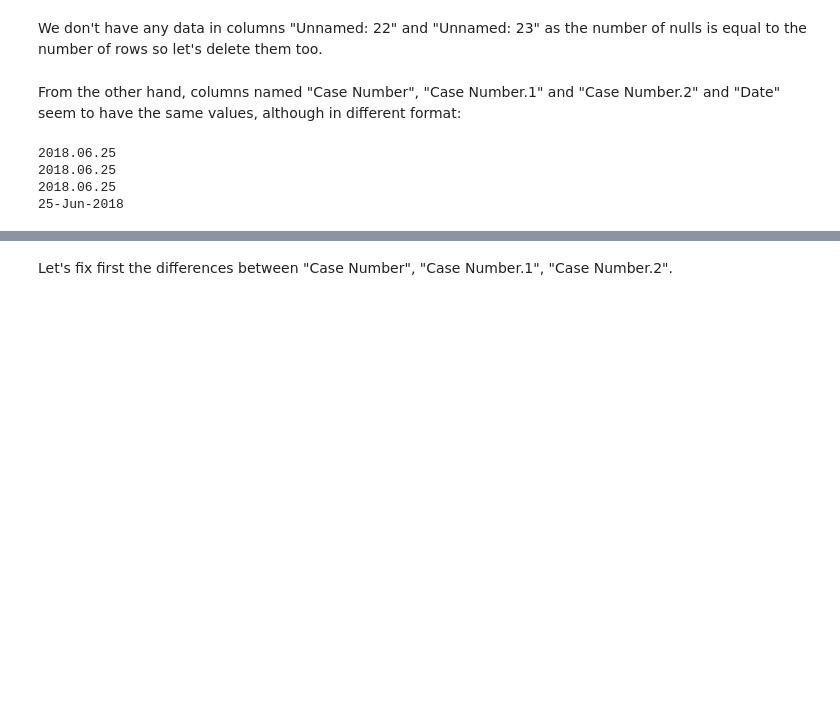
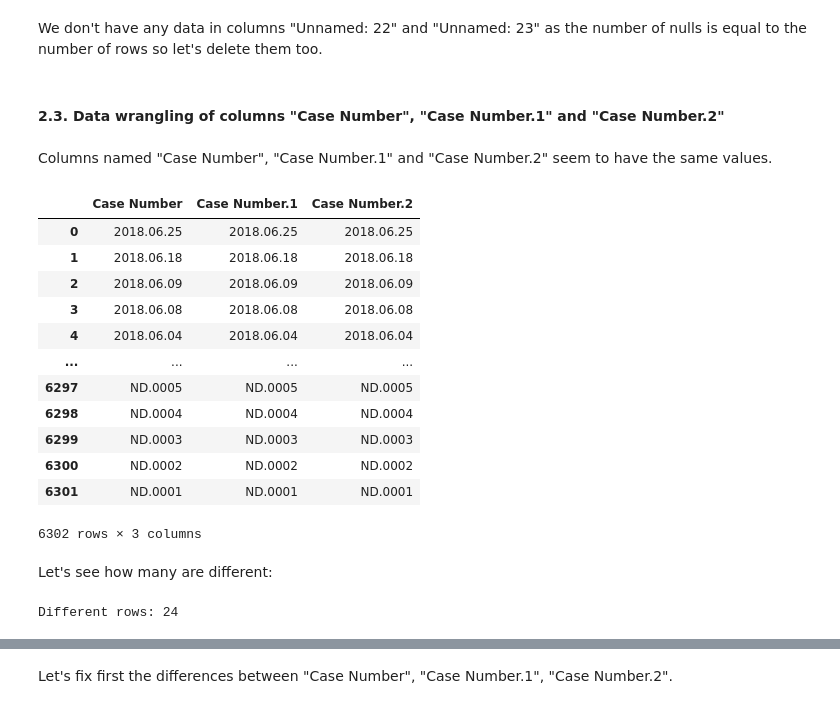
Before and after one commit to BSanau/shark_attack_project, a Jupyter notebook: Cleaning_and_wrangling.ipynb, the cells around one changed output, grey strips where cells are left out. Saved outputs shown, nothing was run; the diff lists cells and outputs as text; code cells hidden in the pictures; blank space fills up the shorter version.

```diff
--- a/Cleaning_and_wrangling.ipynb
+++ b/Cleaning_and_wrangling.ipynb
@@ -114,15 +115,33 @@ dtype: int64
 We don't have any data in columns "Unnamed: 22" and "Unnamed: 23" as the number of nulls is equal to the number of rows so let's delete them too.
 # %%
 attacks = attacks.drop(columns = ["Unnamed: 22", "Unnamed: 23"])
+# %% [markdown]
+#### 2.3. Data wrangling of columns "Case Number", "Case Number.1" and "Case Number.2"
 # %% [markdown]
-From the other hand, columns named "Case Number", "Case Number.1" and "Case Number.2" and "Date" seem to have the same values, although in different format:
+Columns named "Case Number", "Case Number.1" and "Case Number.2" seem to have the same values.
 # %%
-print(attacks["Case Number"][0])
-print(attacks["Case Number.1"][0])
-print(attacks["Case Number.2"][0])
-print(attacks["Date"][0])
+attacks[["Case Number","Case Number.1", "Case Number.2"]]
 # %% [output]
+|  | Case Number | Case Number.1 | Case Number.2 |
+| 0 | 2018.06.25 | 2018.06.25 | 2018.06.25 |
+| 1 | 2018.06.18 | 2018.06.18 | 2018.06.18 |
+| 2 | 2018.06.09 | 2018.06.09 | 2018.06.09 |
+| 3 | 2018.06.08 | 2018.06.08 | 2018.06.08 |
+| 4 | 2018.06.04 | 2018.06.04 | 2018.06.04 |
+| ... | ... | ... | ... |
+| 6297 | ND.0005 | ND.0005 | ND.0005 |
+| 6298 | ND.0004 | ND.0004 | ND.0004 |
+| 6299 | ND.0003 | ND.0003 | ND.0003 |
+| 6300 | ND.0002 | ND.0002 | ND.0002 |
+| 6301 | ND.0001 | ND.0001 | ND.0001 |
-2018.06.25
-2018.06.25
-2018.06.25
-25-Jun-2018
+6302 rows × 3 columns
+# %% [markdown]
+Let's see how many are different:
+# %%
+diffrows = [i for i in range(attacks.shape[0])
+    if attacks["Case Number"][i] != attacks["Case Number.1"][i]
+    or attacks["Case Number"][i] != attacks["Case Number.2"][i]]
+
+print("Different rows:", len(diffrows))
+# %% [output]
+Different rows: 24
```
Also changed, not shown: parts of 27 cells of this notebook.
